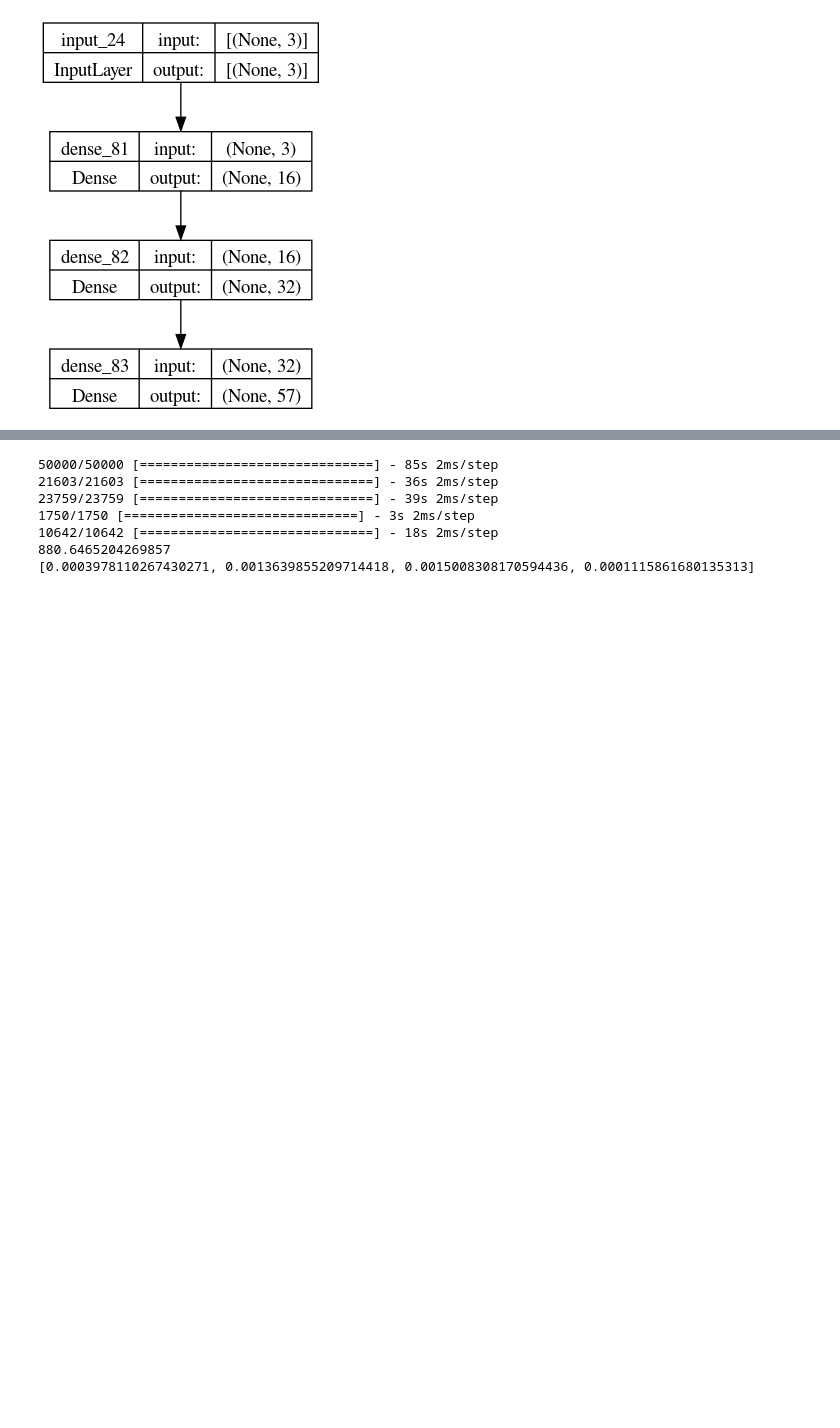
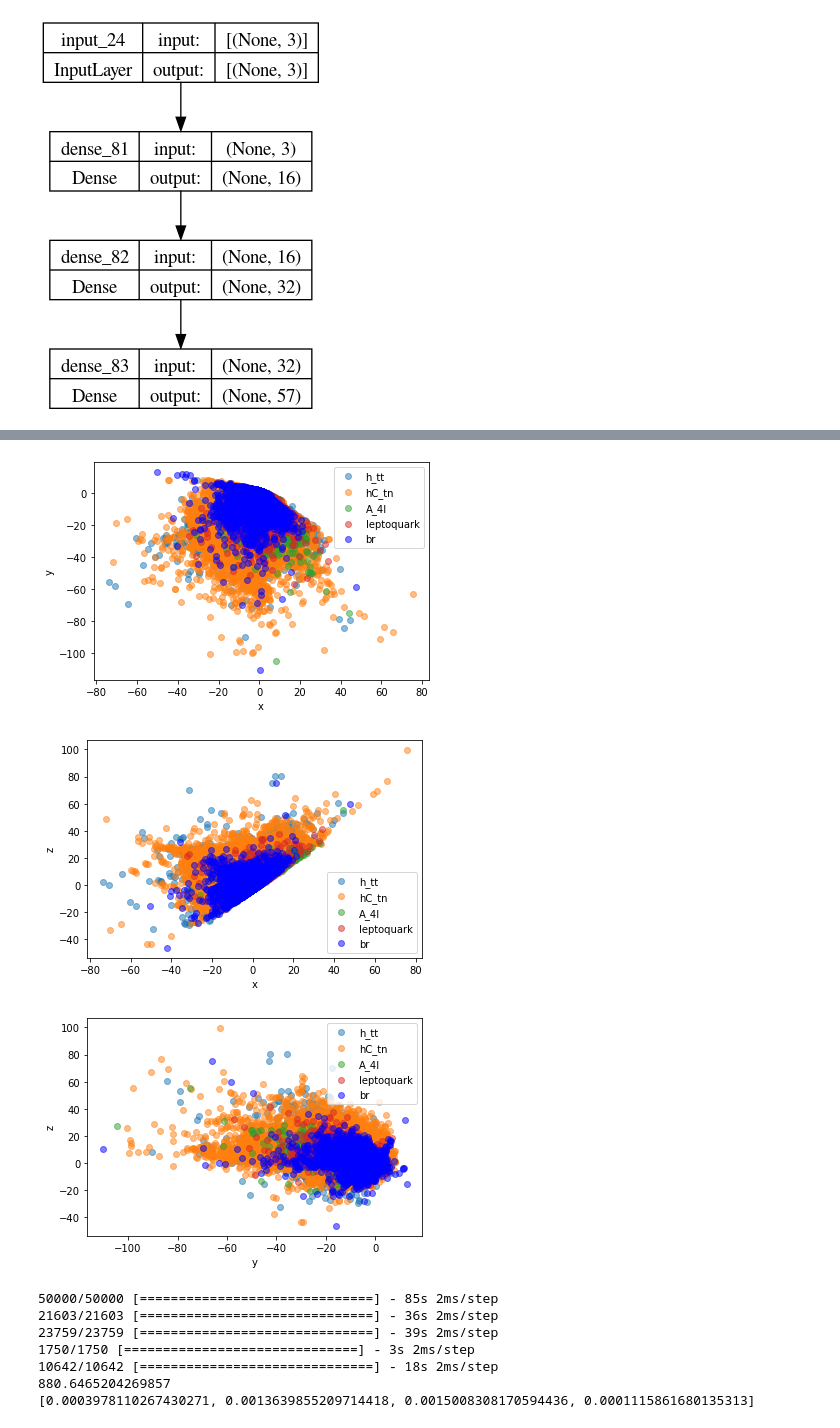
Before and after one commit to max-cohen54/AD_trigger_training, a Jupyter notebook: analysis_notebooks/Varying_VAE_notebooks_analyses-v4.ipynb, the cells around one changed output, grey strips where cells are left out. Drawn from its saved outputs; the diff is of its cells as text; code cells hidden in the pictures; blank space fills up the shorter version.

```diff
--- a/analysis_notebooks/Varying_VAE_notebooks_analyses-v4.ipynb
+++ b/analysis_notebooks/Varying_VAE_notebooks_analyses-v4.ipynb
@@ -491,7 +556,8 @@ for string in Losses:
     evaluation=Model_Evaluator('/eos/home-w/wsherman/AD_Work/ML_git_repo/AD_trigger_training/trained_models/Good_models/40_MHZ_VAE_beta_0.83_batchnorm/',Data_Test_Flat,signals,title='40_MHZ_VAE_beta_0.83_batchnorm CKL Trained  {} Loss'.format(string), save=True,labels=sig_label)
     a=evaluation.calculate_loss(string)
     #evaluation.Sensitivity()
-    evaluation.S_F(40*10**6,40*10)
+    #evaluation.S_F(40*10**6,40*10)
     #evaluation.histogram(bins=100)
     #evaluation.ROC()
+    evaluation.Plot_2D()
 # %% [output]
@@ -515,3 +569,6 @@ WARNING:tensorflow:Value in checkpoint could not be found in the restored object
+[figure, added]
+[figure, added]
+[figure, added]
 # %%
 Losses=['MSE']
 for string in Losses:
```
Also changed, not shown: parts of 3 cells of this notebook, 31 other files.
